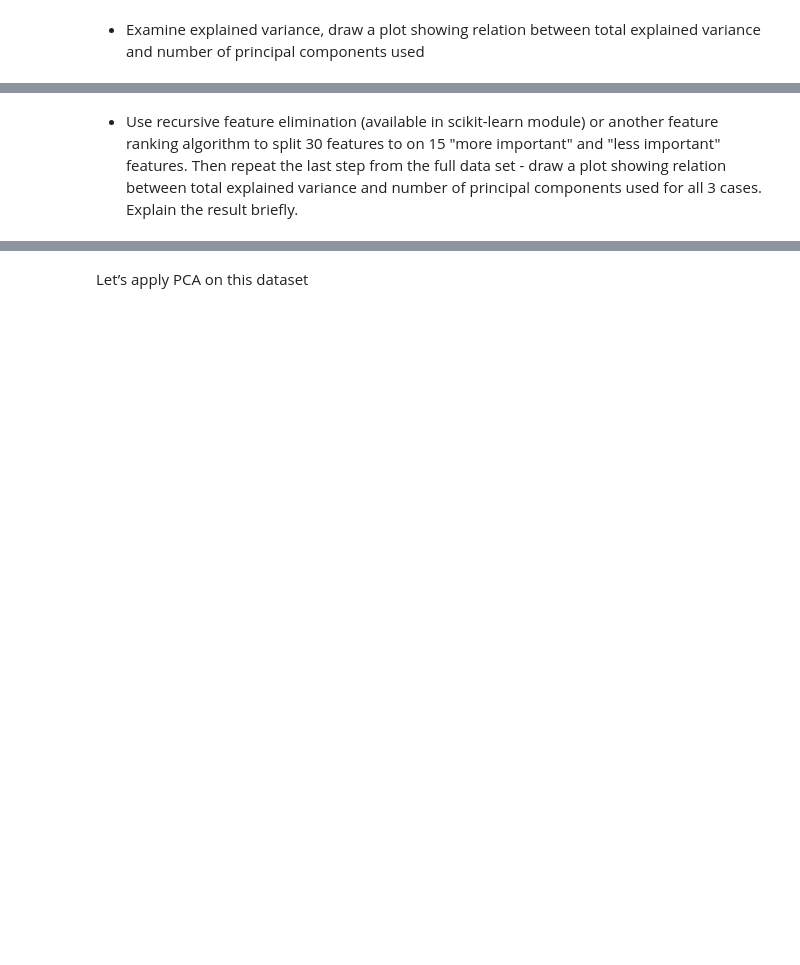
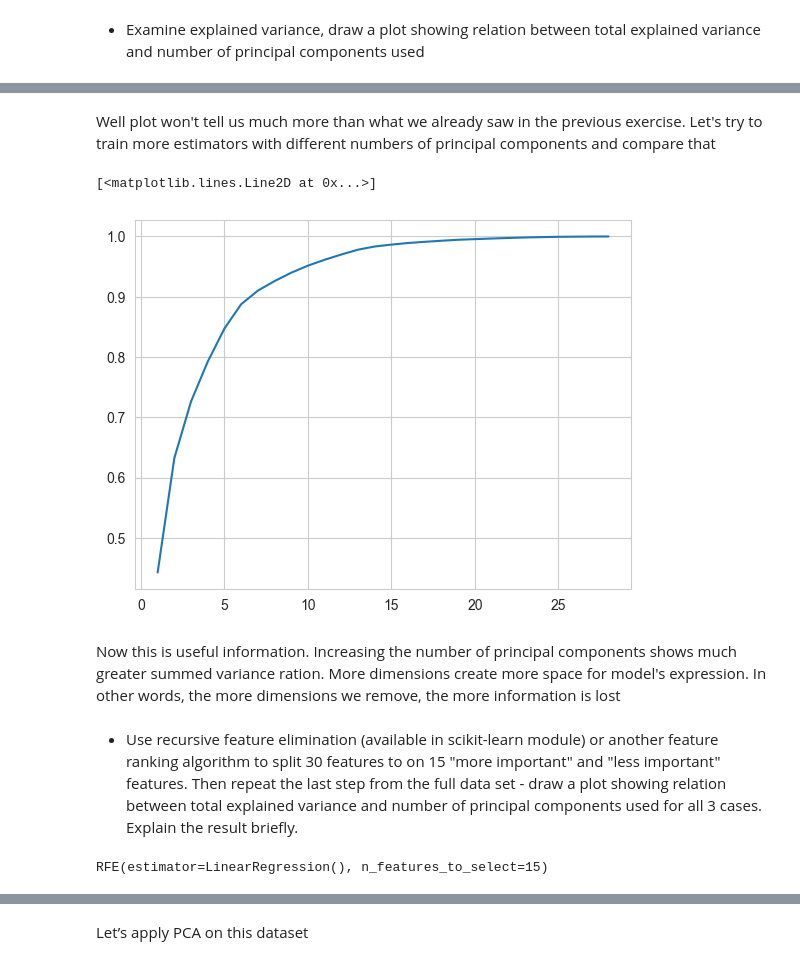
Before and after one commit to my-alaska/data-visualization, a Jupyter notebook: pca_and_kernel_pca.ipynb, the cells around one changed output, grey strips where cells are left out. Drawn from its saved outputs; the diff is of its cells as text; code cells hidden in the pictures; blank space fills up the shorter version.

```diff
--- a/pca_and_kernel_pca.ipynb
+++ b/pca_and_kernel_pca.ipynb
@@ -315,2 +319,21 @@ KeyError: '(target,)'
+# %% [markdown]
+Well plot won't tell us much more than what we already saw in the previous exercise. Let's try to train more estimators with different numbers of principal components and compare that
+# %%
+summed_variances = []
+pcs = np.arange(1, 29)
+
+for i in pcs:
+    current_pca_cancer = PCA(n_components=i)
+    principalComponents_cancer = current_pca_cancer.fit_transform(X_cancer)
+
+    summed_variances.append(current_pca_cancer.explained_variance_ratio_.sum())
+
+plt.plot(pcs, summed_variances)
+# %% [output]
+[<matplotlib.lines.Line2D at 0x...>]
+[figure, added]
+# %% [markdown]
+Now this is useful information. Increasing the number of principal components shows much greater summed variance ration.
+More dimensions create more space for model's expression. In other words, the more dimensions we remove, the more information is lost
 # %% [markdown]
 * Use recursive feature elimination (available in scikit-learn module) or another feature ranking algorithm to split 30 features to on 15 "more important" and "less important" features. Then repeat the last step from the full data set - draw a plot showing relation between total explained variance and number of principal components used for all 3 cases. Explain the result briefly.
@@ -318,0 +340,7 @@ KeyError: '(target,)'
+# %%
+from sklearn.feature_selection import RFE
+
+selector = RFE(estimator=LinearRegression(), n_features_to_select=15, step=1)
+selector.fit(X_cancer, breast_cancer.target)
+# %% [output]
+RFE(estimator=LinearRegression(), n_features_to_select=15)
```
Also changed, not shown: parts of 51 cells of this notebook.
